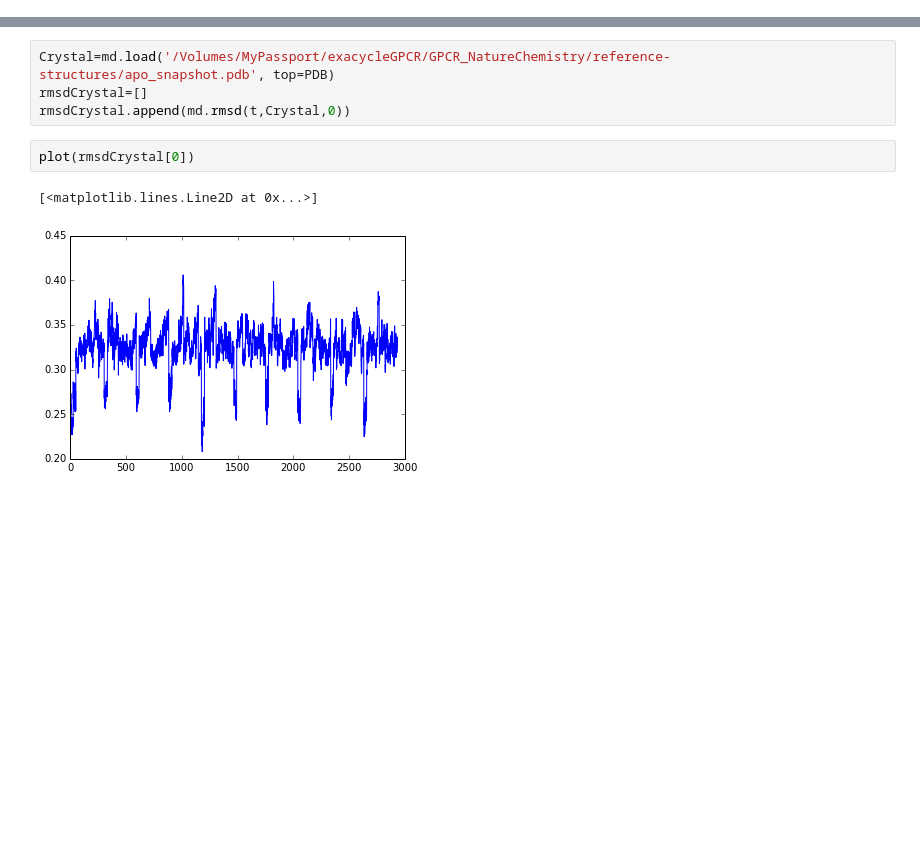
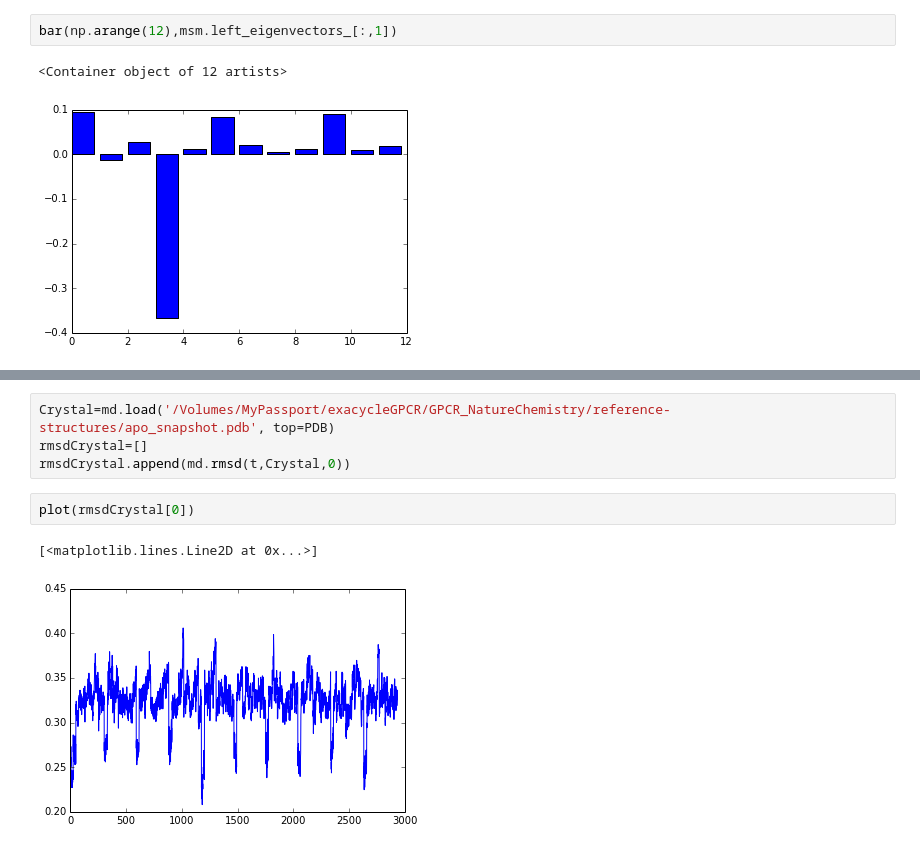
Before and after one commit to ChayaSt/exacycleGPCR, a Jupyter notebook: analysis/MSMbuildGPCR.ipynb, the cells around one changed output, grey strips where cells are left out. Cells and saved outputs as stored; diff of their text form; blank space fills up the shorter version.

```diff
--- a/analysis/MSMbuildGPCR.ipynb
+++ b/analysis/MSMbuildGPCR.ipynb
@@ -134,0 +86,5 @@ hist(tlength)
+# %%
+bar(np.arange(12),msm.left_eigenvectors_[:,1])
+# %% [output]
+<Container object of 12 artists>
+[figure, added]
```
Also changed, not shown: parts of 16 cells of this notebook, 1 other file.
